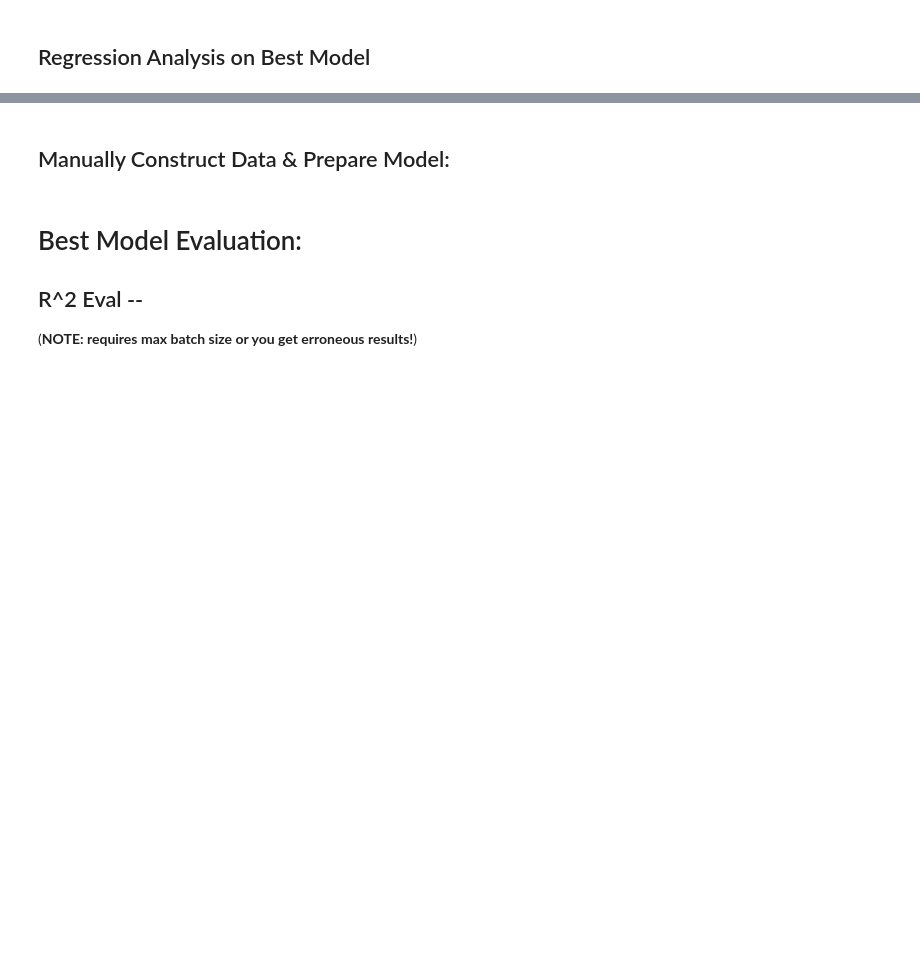
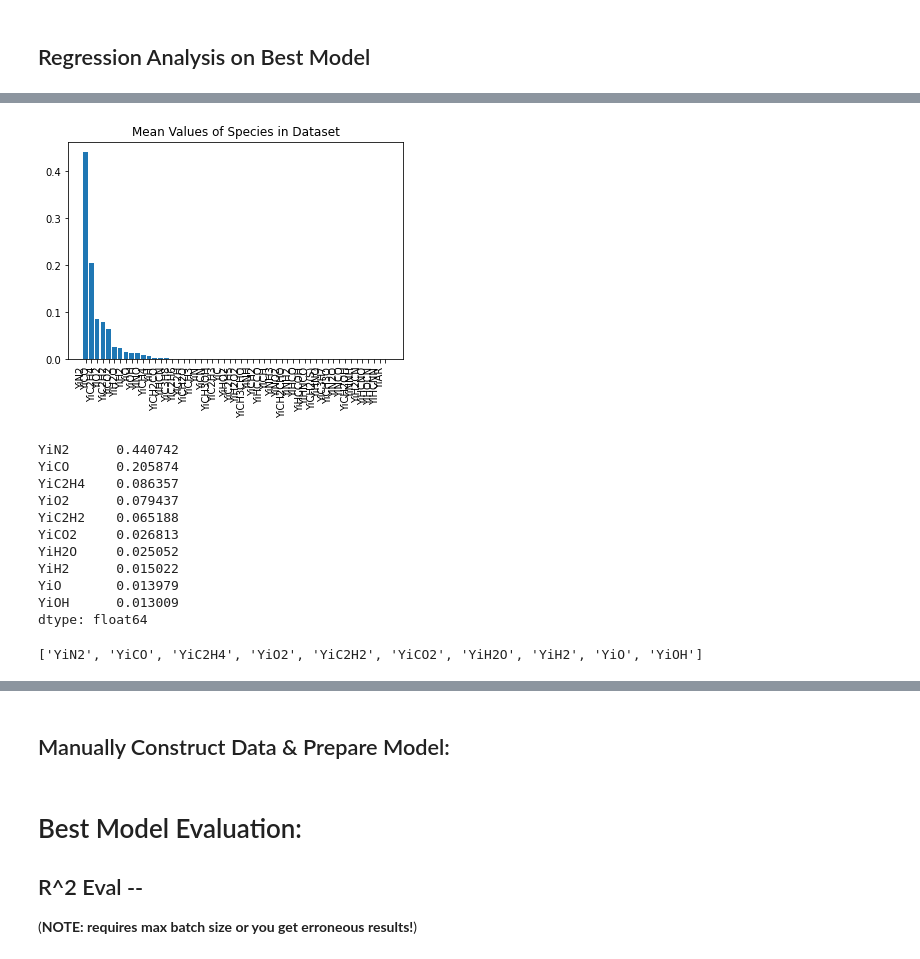
Before and after one commit to amolsalunkhe/ChemTab, a Jupyter notebook: src/Best_Model_Evaluation.ipynb, the cells around one changed output, grey strips where cells are left out. Drawn from its saved outputs; the diff is of its cells as text; code cells hidden in the pictures; blank space fills up the shorter version.

```diff
--- a/src/Best_Model_Evaluation.ipynb
+++ b/src/Best_Model_Evaluation.ipynb
@@ -27,33 +31,47 @@ assert pd.__path__[0]!='/opt/anaconda/lib/python3.8/site-packages/pandas', 'Erro
 # %%
 BCs_only = False # turn on to only look at BCs!!
 
 #Prepare the DataFrame that will be used downstream
-dp = DataPreparer(fn='../datasets/chrest_course_sample.csv') # TODO: change me!
+dp = DataPreparer(fn='../datasets/TChem_collated.csv.gz') # TODO: change me!
 df = dp.getDataframe()
 
 ########################################
 ### Look for biggest Species Values! ###
 mean_vals = df.filter(like='Yi').mean()
 sort_idx = np.argsort(mean_vals)
 mean_vals = mean_vals[sort_idx][::-1]
 plt.bar(mean_vals.index, mean_vals)
 plt.title('Mean Values of Species in Dataset')
 plt.xticks(rotation=90, ha="right")
 plt.show()
 display(mean_vals[:10])
 important_species = list(mean_vals[:10].index)
 print(important_species)
 ########################################
 
 if BCs_only:
     #df = df.sample(2)
     df=pd.concat([df.iloc[:1], df.iloc[-1:]],axis=0) # select boundary conditions!
     df.index=range(len(df))
     dp.df = df
 
 # currently passing dp eventually we want to abstract all the constants into 1 class
 dm = DataManager(df, dp)
 dm.train_portion=0.9
+# %% [output]
+[figure, added]
+YiN2      0.440742
+YiCO      0.205874
+YiC2H4    0.086357
+YiO2      0.079437
+YiC2H2    0.065188
+YiCO2     0.026813
+YiH2O     0.025052
+YiH2      0.015022
+YiO       0.013979
+YiOH      0.013009
+dtype: float64
+['YiN2', 'YiCO', 'YiC2H4', 'YiO2', 'YiC2H2', 'YiCO2', 'YiH2O', 'YiH2', 'YiO', 'YiOH']
 # %%
 """ prepare PCDNNV2 for loading (from prior experiments) """
 
```
Also changed, not shown: parts of 2 cells of this notebook, 5 other files.
